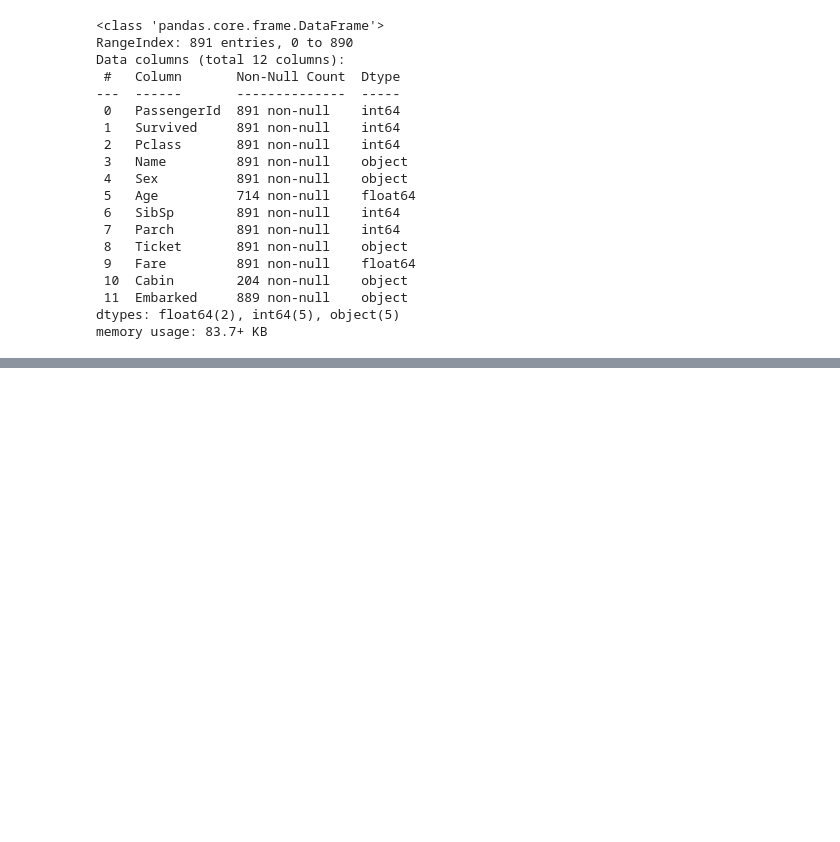
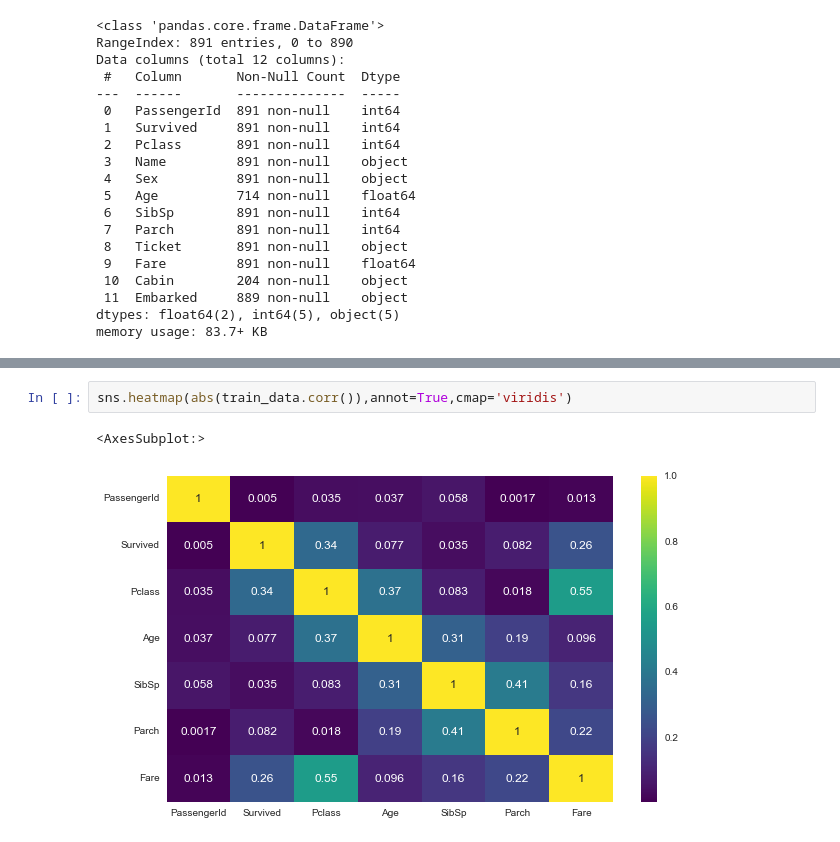
Before and after one commit to kayeehan/Python-practice, a Jupyter notebook: titanic_test.ipynb, the cells around one changed output, grey strips where cells are left out. Saved outputs shown, nothing was run; the diff lists cells and outputs as text; blank space fills up the shorter version.

```diff
--- a/titanic_test.ipynb
+++ b/titanic_test.ipynb
@@ -44,0 +199,5 @@ Titanic 데이터 확인
+# %%
+sns.heatmap(abs(train_data.corr()),annot=True,cmap='viridis')
+# %% [output]
+<AxesSubplot:>
+[figure, added]
```
Also changed, not shown: parts of 73 cells of this notebook.
